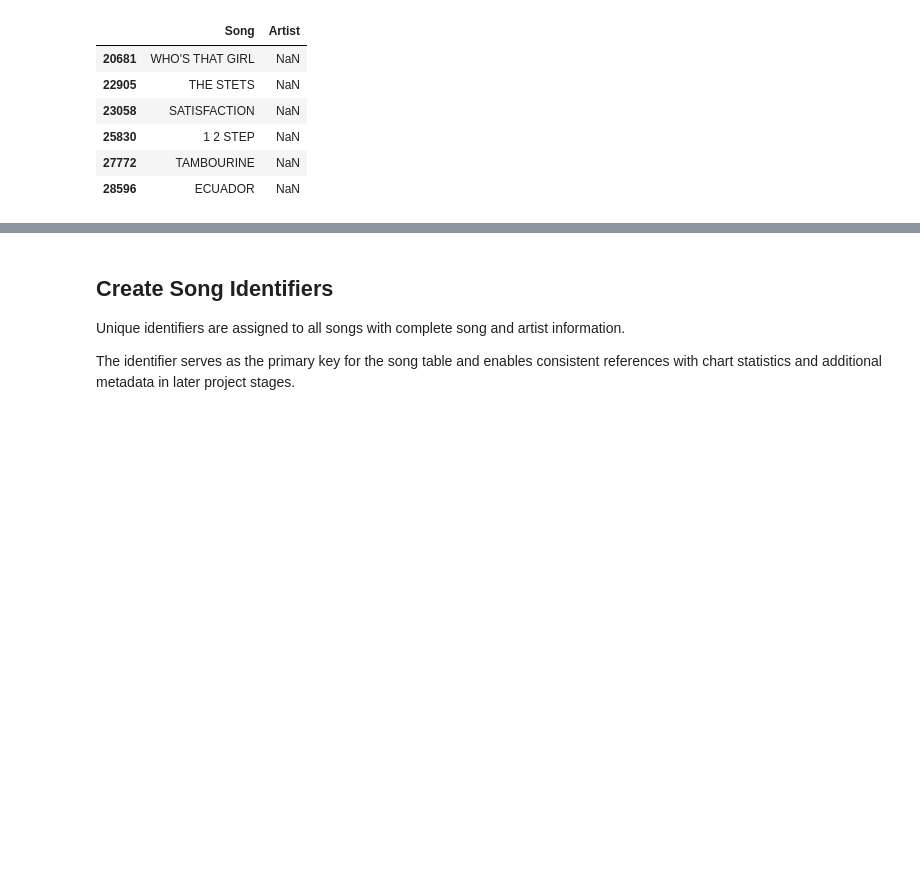
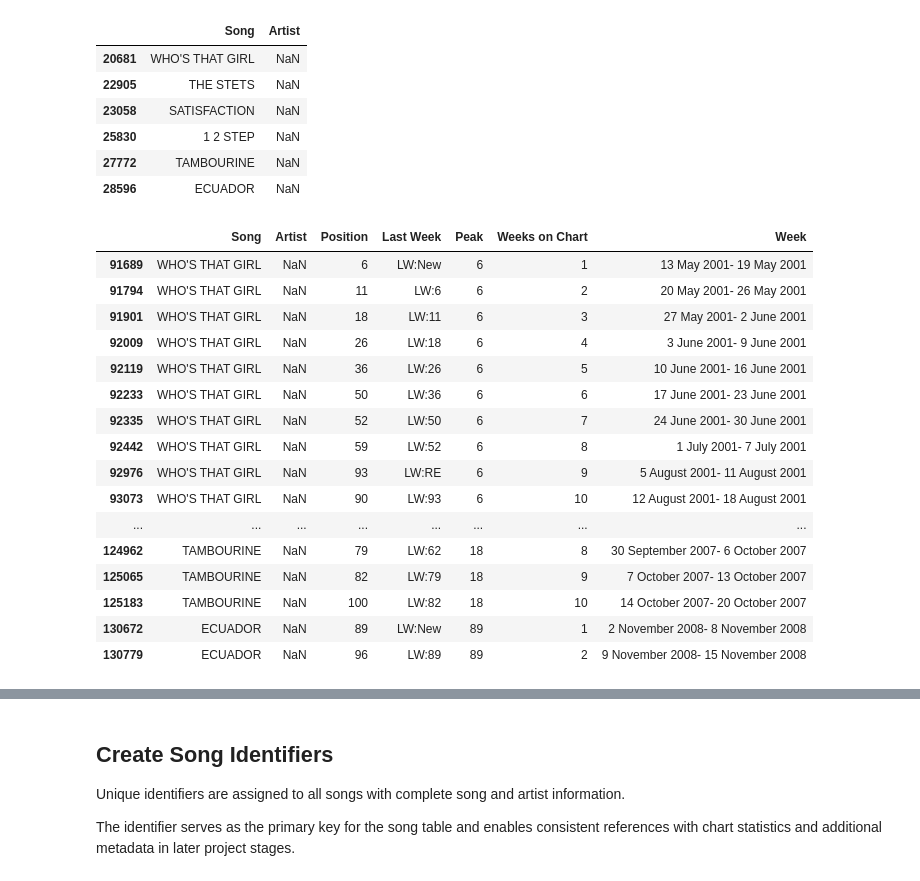
Before and after one commit to Sabrinalyst/what-happened-to-music, a Jupyter notebook: notebooks/02_song_table.ipynb, the cells around one changed output, grey strips where cells are left out. Cells and saved outputs as stored; diff of their text form; code cells hidden in the pictures; blank space fills up the shorter version.

```diff
--- a/notebooks/02_song_table.ipynb
+++ b/notebooks/02_song_table.ipynb
@@ -132,3 +132,24 @@ missing_artist_songs
 | 25830 | 1 2 STEP | NaN |
 | 27772 | TAMBOURINE | NaN |
 | 28596 | ECUADOR | NaN |
+# %%
+nan_artist = chart_history['Artist'].isna()
+chart_history.loc[nan_artist, :]
+# %% [output]
+|  | Song | Artist | Position | Last Week | Peak | Weeks on Chart | Week |
+| 91689 | WHO'S THAT GIRL | NaN | 6 | LW:New | 6 | 1 | 13 May 2001- 19 May 2001 |
+| 91794 | WHO'S THAT GIRL | NaN | 11 | LW:6 | 6 | 2 | 20 May 2001- 26 May 2001 |
+| 91901 | WHO'S THAT GIRL | NaN | 18 | LW:11 | 6 | 3 | 27 May 2001- 2 June 2001 |
+| 92009 | WHO'S THAT GIRL | NaN | 26 | LW:18 | 6 | 4 | 3 June 2001- 9 June 2001 |
+| 92119 | WHO'S THAT GIRL | NaN | 36 | LW:26 | 6 | 5 | 10 June 2001- 16 June 2001 |
+| 92233 | WHO'S THAT GIRL | NaN | 50 | LW:36 | 6 | 6 | 17 June 2001- 23 June 2001 |
+| 92335 | WHO'S THAT GIRL | NaN | 52 | LW:50 | 6 | 7 | 24 June 2001- 30 June 2001 |
+| 92442 | WHO'S THAT GIRL | NaN | 59 | LW:52 | 6 | 8 | 1 July 2001- 7 July 2001 |
+| 92976 | WHO'S THAT GIRL | NaN | 93 | LW:RE | 6 | 9 | 5 August 2001- 11 August 2001 |
+| 93073 | WHO'S THAT GIRL | NaN | 90 | LW:93 | 6 | 10 | 12 August 2001- 18 August 2001 |
+| ... | ... | ... | ... | ... | ... | ... | ... |
+| 124962 | TAMBOURINE | NaN | 79 | LW:62 | 18 | 8 | 30 September 2007- 6 October 2007 |
+| 125065 | TAMBOURINE | NaN | 82 | LW:79 | 18 | 9 | 7 October 2007- 13 October 2007 |
+| 125183 | TAMBOURINE | NaN | 100 | LW:82 | 18 | 10 | 14 October 2007- 20 October 2007 |
+| 130672 | ECUADOR | NaN | 89 | LW:New | 89 | 1 | 2 November 2008- 8 November 2008 |
+| 130779 | ECUADOR | NaN | 96 | LW:89 | 89 | 2 | 9 November 2008- 15 November 2008 |
```
Also changed, not shown: parts of 15 cells of this notebook, 3 other files.
